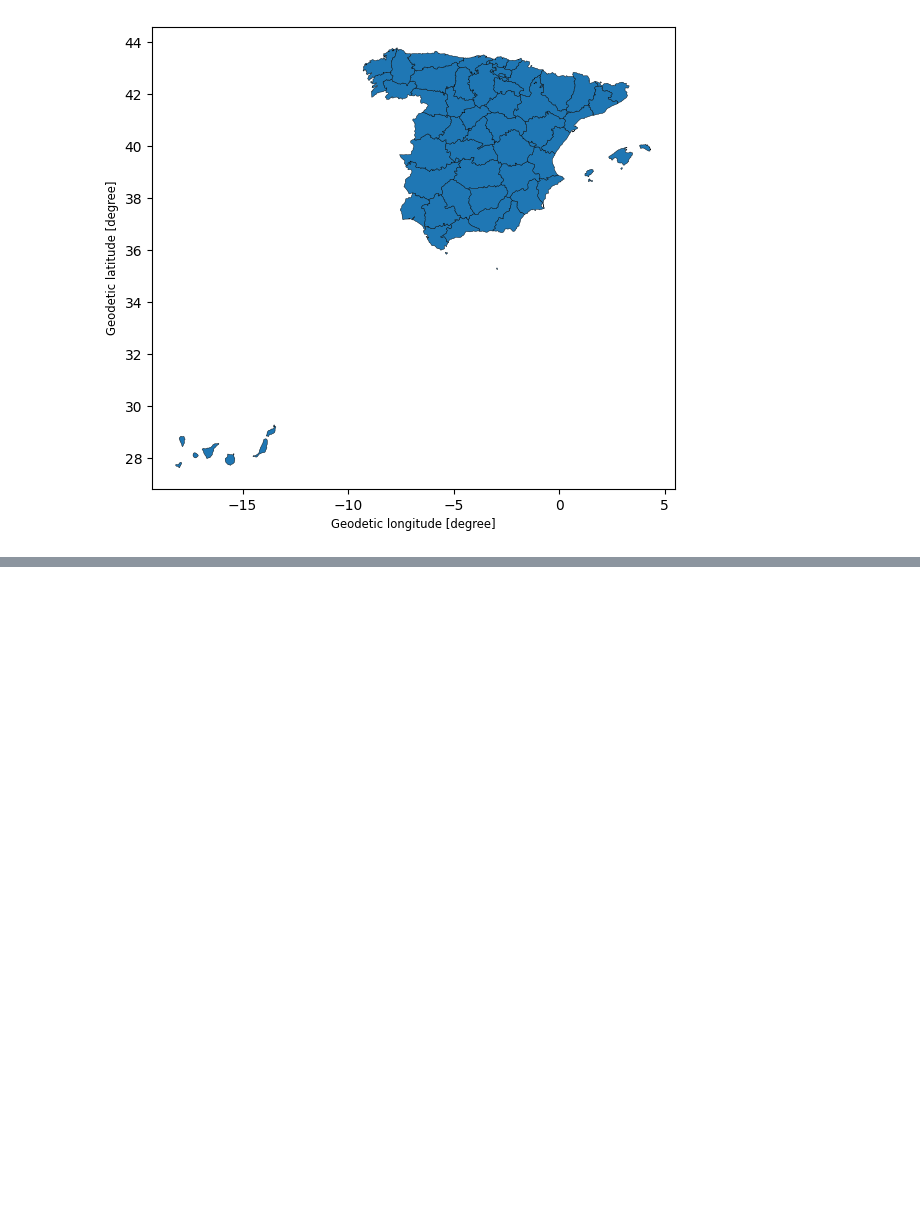
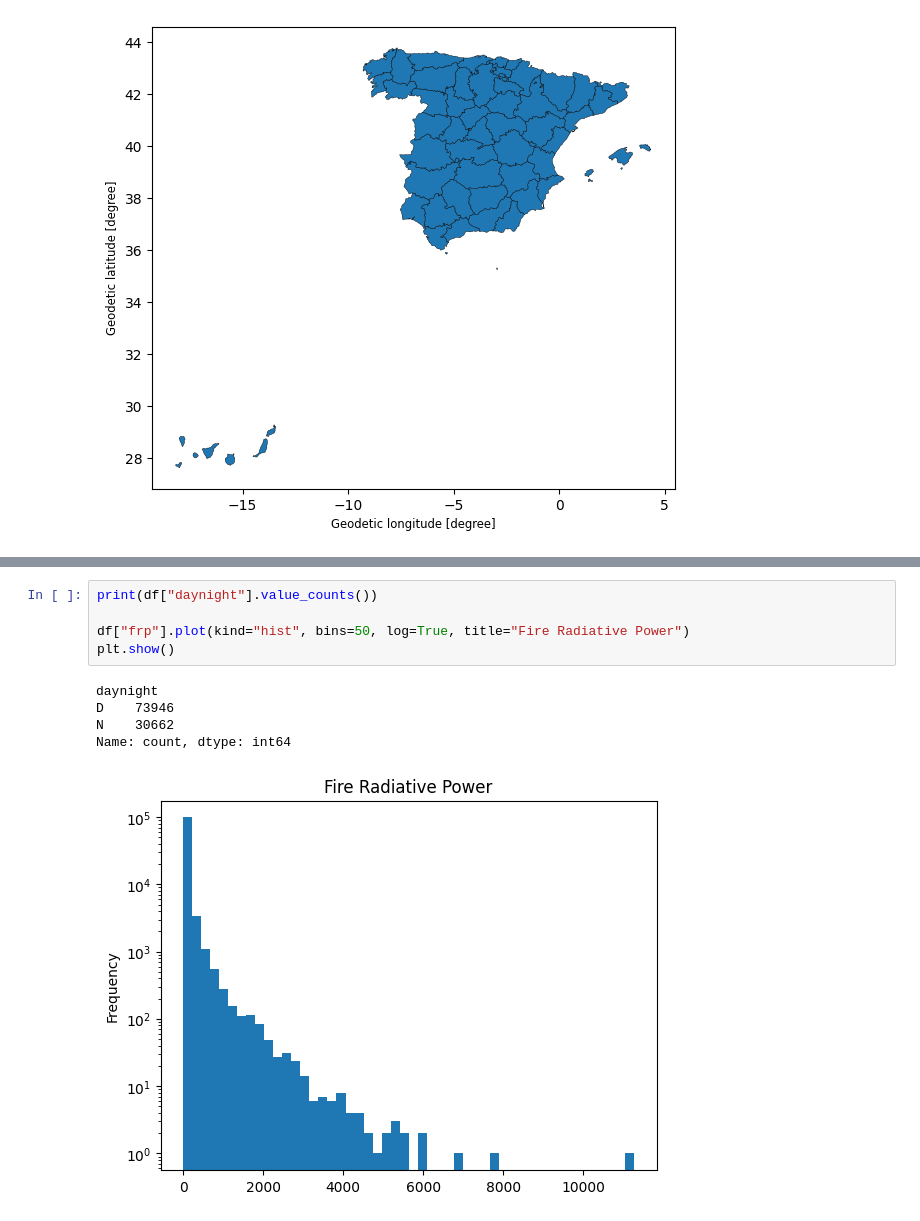
Before and after one commit to maiwassem01-gi/Arsonists-Project, a Jupyter notebook: Arsonists.ipynb, the cells around one changed output, grey strips where cells are left out. Drawn from its saved outputs; the diff is of its cells as text; blank space fills up the shorter version.

```diff
--- a/Arsonists.ipynb
+++ b/Arsonists.ipynb
@@ -39,0 +127,11 @@ EPSG:4326
+# %%
+print(df["daynight"].value_counts())
+
+df["frp"].plot(kind="hist", bins=50, log=True, title="Fire Radiative Power")
+plt.show()
+# %% [output]
+daynight
+D    73946
+N    30662
+Name: count, dtype: int64
+[figure, added]
```
Also changed, not shown: parts of 53 cells of this notebook.
